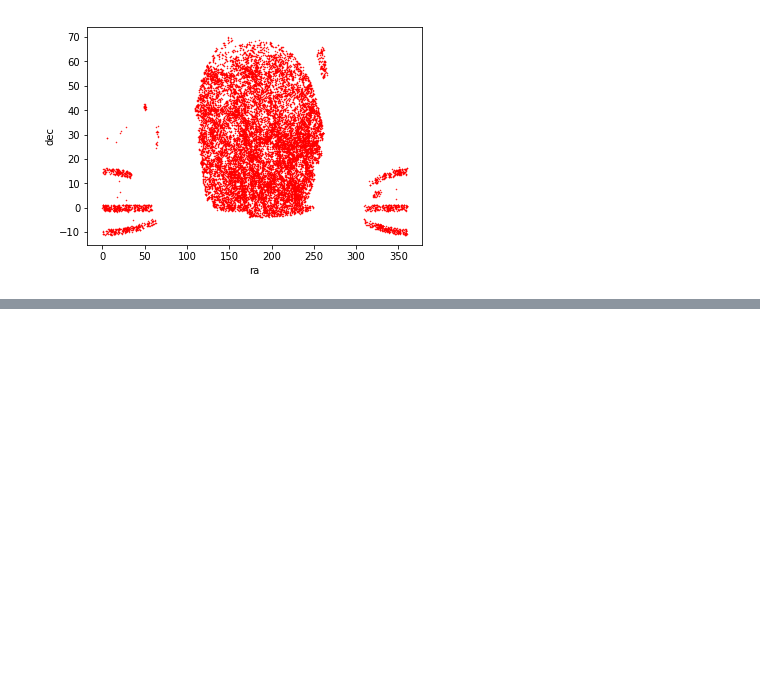
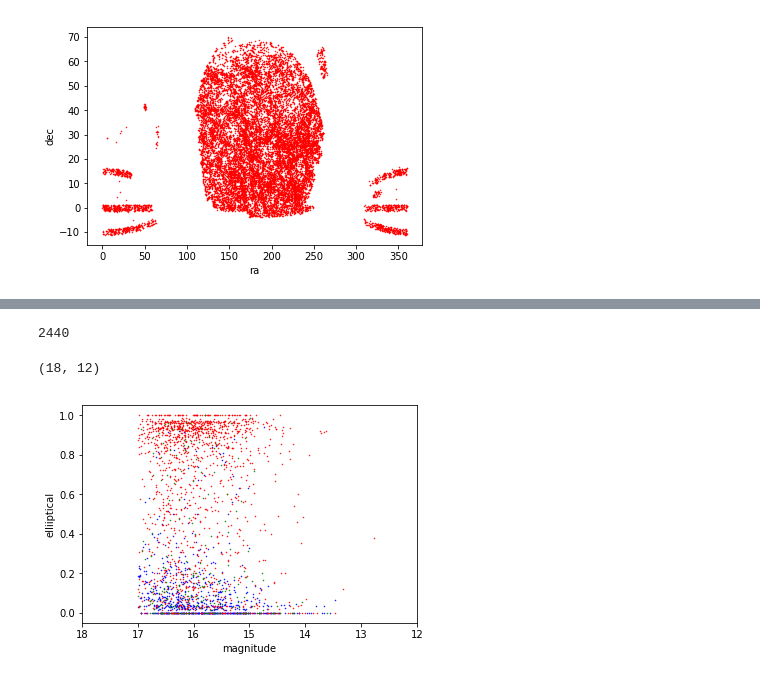
Before and after one commit to anikacave/morphology-analysis, a Jupyter notebook: Research.ipynb, the cells around one changed output, grey strips where cells are left out. Saved outputs shown, nothing was run; the diff lists cells and outputs as text; code cells hidden in the pictures; blank space fills up the shorter version.

```diff
--- a/Research.ipynb
+++ b/Research.ipynb
@@ -270,0 +273,21 @@ Plotting images...
+# %%
+
+# For the database schema and documentation see http://skyserver.sdss.org/dr14
+#
+# This query finds all galaxies with a size (petror90_r) greater than 10 arcseconds, within
+# a region of sky with 100 < RA < 250, a redshift between 0.02 and 0.5, and a g-band magnitude brighter than 17.
+#
+
+query="""
+SELECT
+objid as objId, nvote,
+p_el as elliptical,
+p_cw as spiralclock, p_acw as spiralanticlock, p_edge as edgeon,
+p_dk as dontknow, p_mg as merger
+FROM ZooNoSpec
+"""
+#Then, query the database. The answer is a table that is being returned to a dataframe that we've named all_gals.
+zoo_gals = CasJobs.executeQuery(query, "dr8")
+
+print("SQL query finished.")
+print("SQL query returned " + str(len(zoo_gals))+ " galaxies")
@@ -270,0 +311,22 @@ Plotting images...
+# %%
+all_gals =  pandas.merge(zoo_gals, newgals, on='objId').dropna().reset_index()
+# %%
+number_of_gals = len(all_gals)
+print(str(number_of_gals))
+# %% [output]
+2440
+# %%
+all_gals['red_color'] = all_gals['u'] - all_gals['g']
+blue2 = all_gals.where(all_gals['red_color']<bluer).dropna().reset_index()
+red2 = all_gals.where(all_gals['red_color']>redder).dropna().reset_index()
+green2 = all_gals.where(all_gals['red_color']<redder).where(all_gals['red_color']>bluer).dropna().reset_index()
+# %%
+plt.scatter(blue2['mag'], blue2['elliptical'],  s=1, marker = '.', color = 'Blue')
+plt.scatter(red2['mag'], red2['elliptical'],  s=1, marker = '.', color = 'Red')
+plt.scatter(green2['mag'], green2['elliptical'],  s=1, marker = '.', color = 'Green')
+plt.xlabel('magnitude')
+plt.ylabel('elliiptical')
+plt.xlim(18, 12)
+# %% [output]
+(18, 12)
+[figure, added]
```
Also changed, not shown: parts of 16 cells of this notebook.
